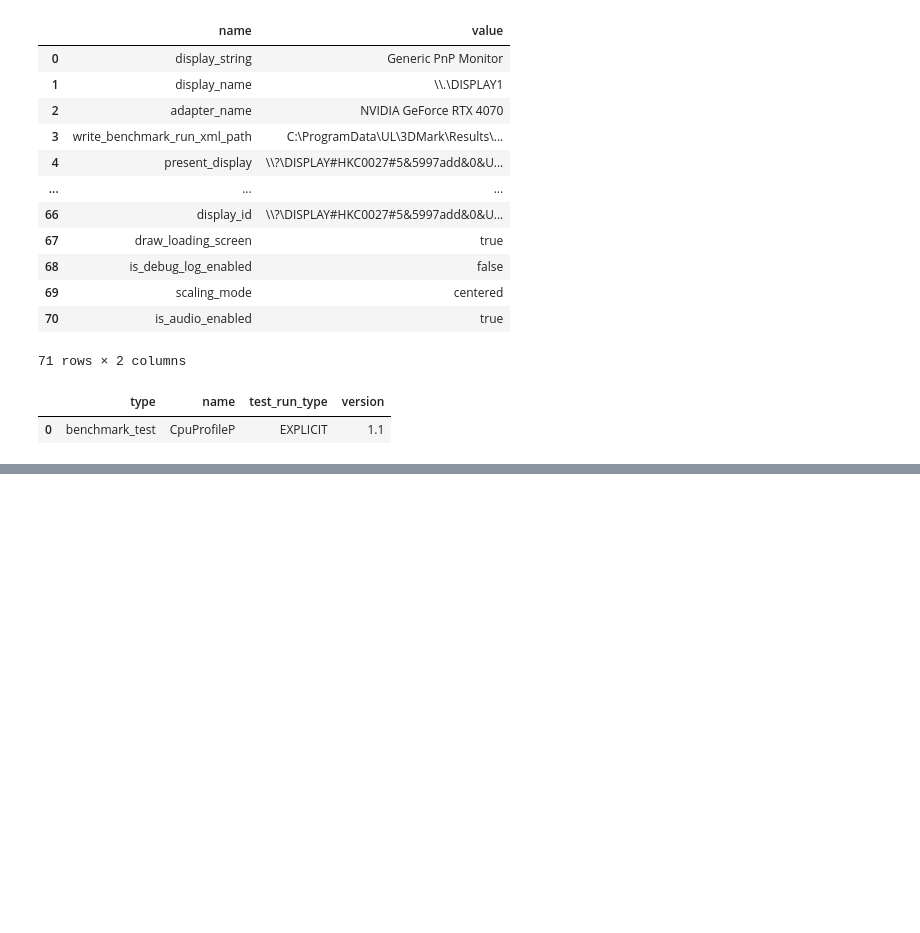
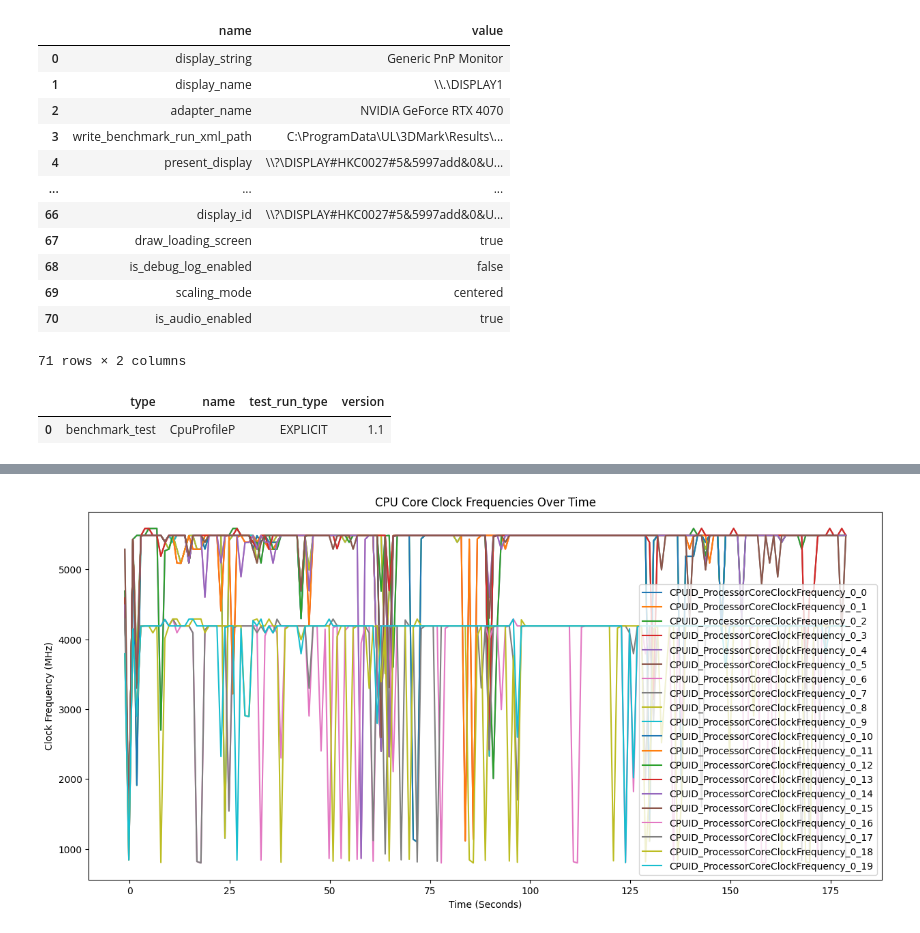
Before and after one commit to Gaboelc/3DMark-Analyzer, a Jupyter notebook: EDA.ipynb, the cells around one changed output, grey strips where cells are left out. Drawn from its saved outputs; the diff is of its cells as text; code cells hidden in the pictures; blank space fills up the shorter version.

```diff
--- a/EDA.ipynb
+++ b/EDA.ipynb
@@ -220,0 +244,13 @@ df_test_info
+# %%
+freq_columns = [col for col in df_cpu.columns if 'ClockFrequency' in col]
+
+plt.figure(figsize=(15, 7))
+for col in freq_columns:
+    plt.plot(time, df_cpu[col], label=col)
+plt.xlabel('Time (Seconds)')
+plt.ylabel('Clock Frequency (MHz)')
+plt.title('CPU Core Clock Frequencies Over Time')
+plt.legend()
+plt.show()
+# %% [output]
+[figure, added]
```
Also changed, not shown: parts of 9 cells of this notebook, 1 other file.
